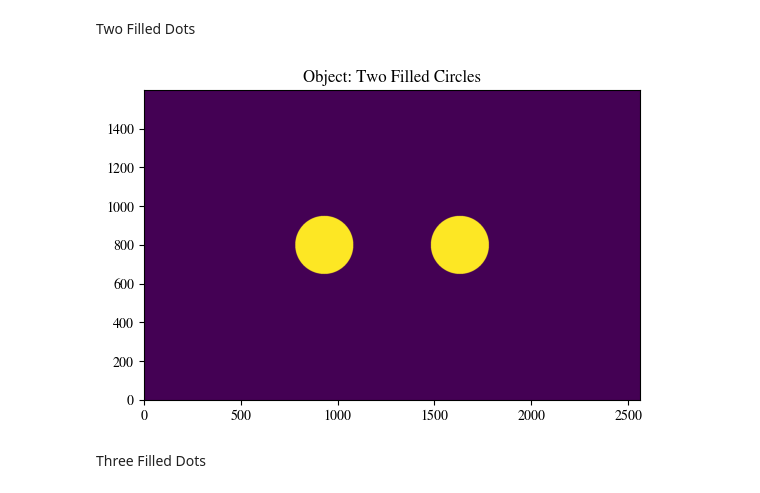
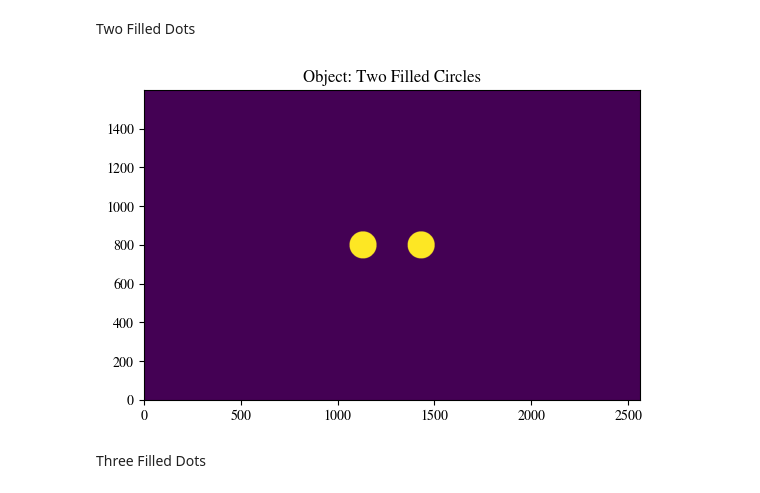
Before and after one commit to LJones-physics/lab_control, a Jupyter notebook: Experiment_Control.ipynb, the cells around one changed output. Saved outputs shown, nothing was run; the diff lists cells and outputs as text; code cells hidden in the pictures.

```diff
--- a/Experiment_Control.ipynb
+++ b/Experiment_Control.ipynb
@@ -42,36 +42,36 @@ two_dots = np.zeros((matrix_height, matrix_width))
 
 centre_x = matrix_width // 2
 centre_y = matrix_height // 2
-seperation = 700
+seperation = 300
 
 # Circle settings
-radius = 150
+radius = 70
 
 # Circle centres
 x1 = centre_x - seperation // 2
 x2 = centre_x + seperation // 2
 y1 = y2 = centre_y
 
 # Coordinate grids
 Y, X = np.ogrid[:matrix_height, :matrix_width]
 
 # Create filled circles
 mask1 = (X - x1)**2 + (Y - y1)**2 <= radius**2
 mask2 = (X - x2)**2 + (Y - y2)**2 <= radius**2
 
 # Set circle pixels
 two_dots[mask1] = 255
 two_dots[mask2] = 255
 
 # Convert to uint8
 two_dots = two_dots.astype(np.uint8)
 
 # Display
 plt.imshow(two_dots, origin='lower')
 plt.title("Object: Two Filled Circles")
 plt.show()
 # %% [output]
-[figure, old version]
+[figure, new version]
 # %% [markdown]
 Three Filled Dots
 # %%
```
Also changed, not shown: parts of 12 cells of this notebook, 2 other files.
